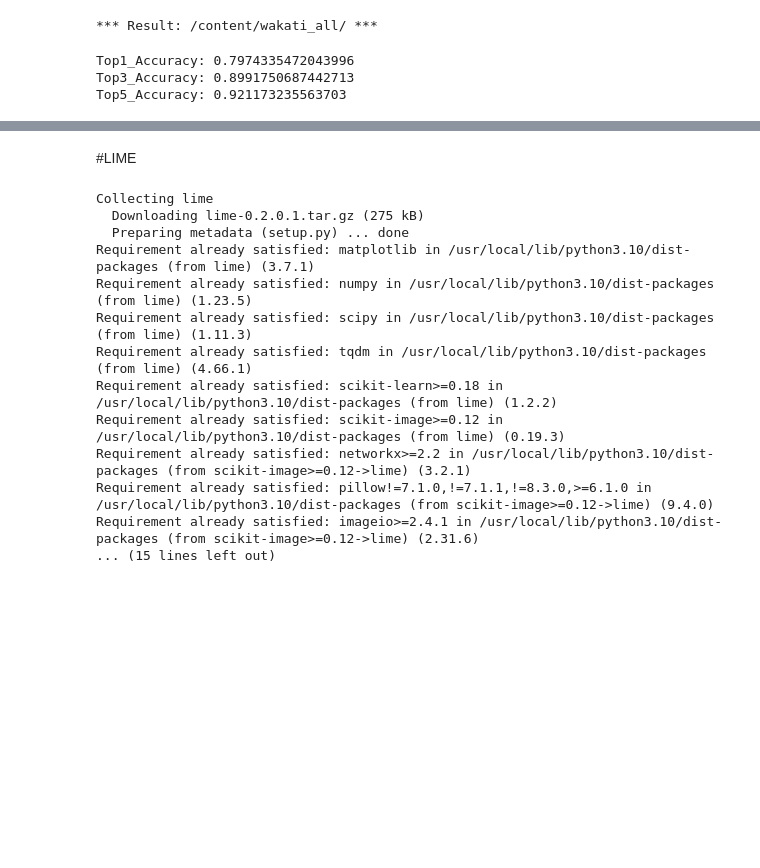
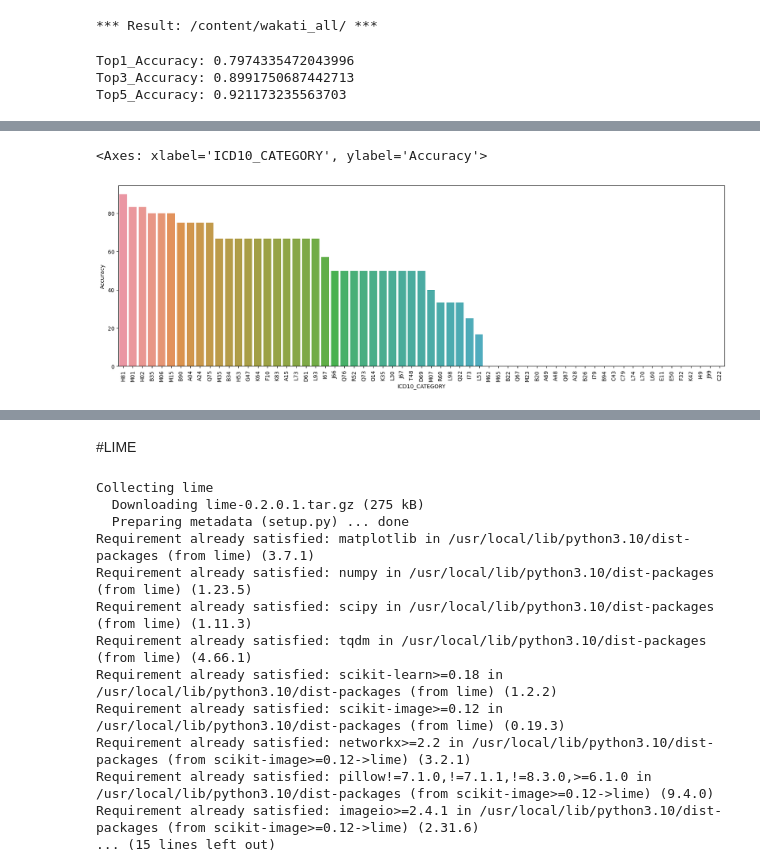
Before and after one commit to Takumi173/2023Test, a Jupyter notebook: Coding_3_PredictWithCreatedModel.ipynb, the cells around one changed output, grey strips where cells are left out. Drawn from its saved outputs; the diff is of its cells as text; code cells hidden in the pictures; blank space fills up the shorter version.

```diff
--- a/Coding_3_PredictWithCreatedModel.ipynb
+++ b/Coding_3_PredictWithCreatedModel.ipynb
@@ -264,0 +275,11 @@ Top5_Accuracy: 0.921173235563703
+# %%
+result = pd.read_table(result_path + 'predicted_test_data.tsv')
+
+def chk_predict (row):
+  if row['ICD10_CATEGORY'] in (row["Pred_1_Label"], row["Pred_2_Label"], row["Pred_3_Label"], row["Pred_4_Label"], row["Pred_5_Label"]):
+    return 1
+  else:
+    return 0
+
+result['TF'] =result.apply(chk_predict, axis=1)
+result
@@ -264,0 +300,4 @@ Top5_Accuracy: 0.921173235563703
+# %%
+Metrics_class = result.groupby('ICD10_CATEGORY').agg({'ICD10_Term_WAKATI':'count', 'TF':'sum'}).reset_index()
+Metrics_class["Accuracy"] = Metrics_class['TF'] / Metrics_class['ICD10_Term_WAKATI'] * 100
+Metrics_class
@@ -264,0 +318,10 @@ Top5_Accuracy: 0.921173235563703
+# %%
+import seaborn as sns
+import matplotlib.pyplot as plt
+df_sorted = Metrics_class[ Metrics_class['Accuracy'] < 100 ].sort_values(by='Accuracy', ascending=False)
+plt.figure(figsize=(20, 6))
+plt.xticks(rotation='vertical')
+sns.barplot(x='ICD10_CATEGORY', y='Accuracy', data=df_sorted)
+# %% [output]
+<Axes: xlabel='ICD10_CATEGORY', ylabel='Accuracy'>
+[figure, added]
```
Also changed, not shown: parts of 10 cells of this notebook.
